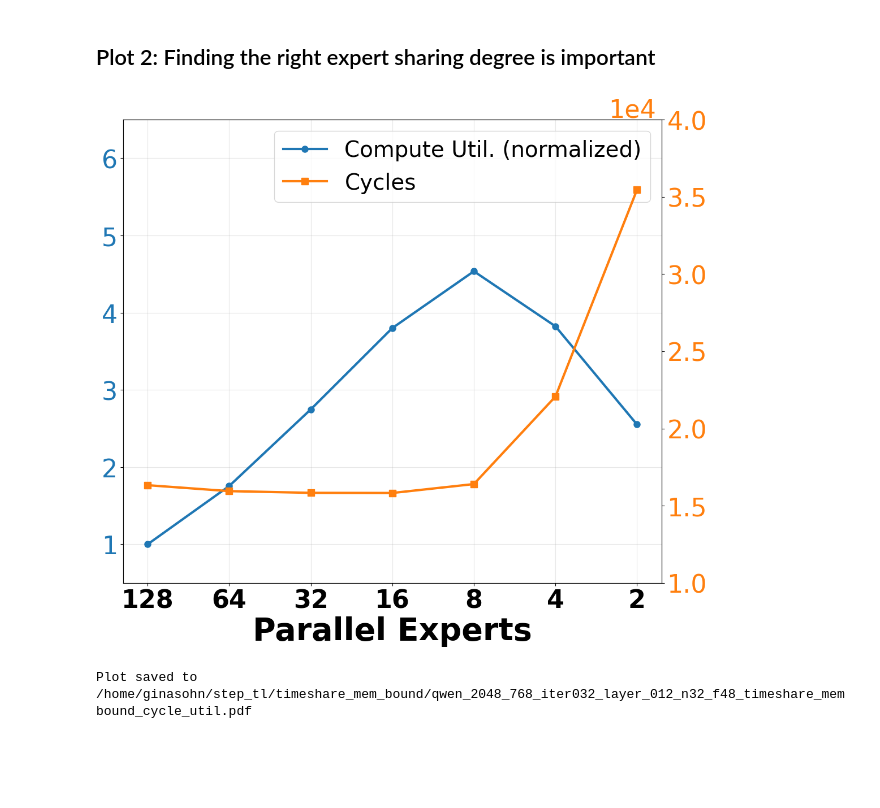
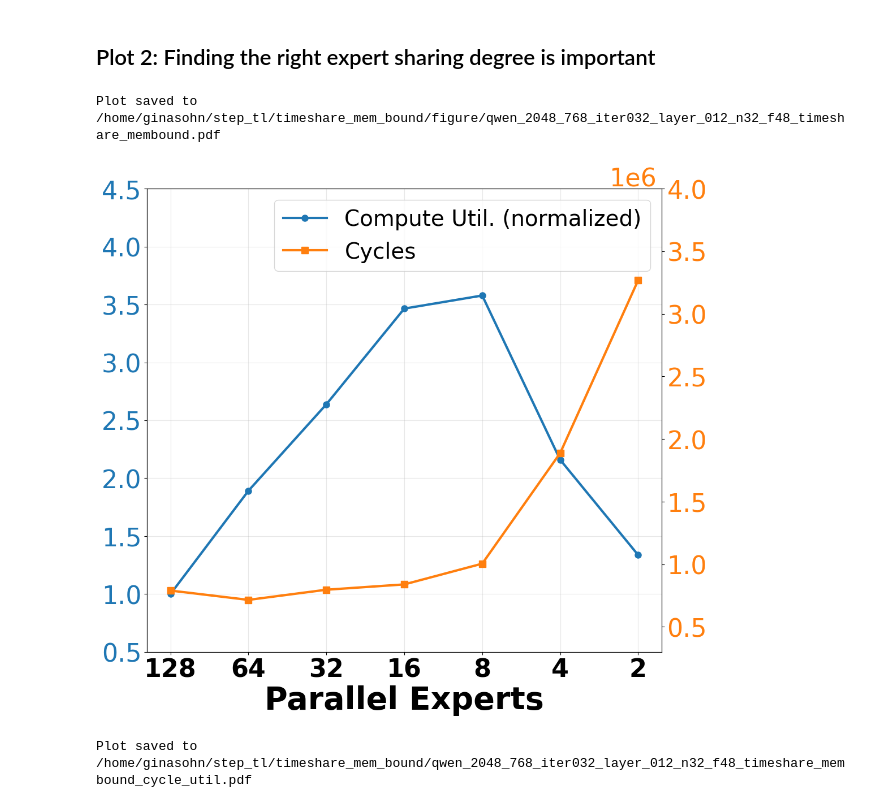
Before and after one commit to gina7484/step_artifact, a Jupyter notebook: timeshare_mem_bound/timeshare_membound_vis.ipynb, the cells around one changed output. Cells and saved outputs as stored; diff of their text form; code cells hidden in the pictures; blank space fills up the shorter version.

```diff
--- a/timeshare_mem_bound/timeshare_membound_vis.ipynb
+++ b/timeshare_mem_bound/timeshare_membound_vis.ipynb
@@ -195,0 +345,14 @@ Plot saved to /home/ginasohn/step_tl/timeshare_mem_bound/qwen_2048_768_iter032_l
+# %%
+csv_file = "/home/ginasohn/step_tl/timeshare_mem_bound/qwen_2048_768_iter032_layer_012_n32_f48_timeshare_membound_revet_09042055.csv"
+output_file = "/home/ginasohn/step_tl/timeshare_mem_bound/figure/qwen_2048_768_iter032_layer_012_n32_f48_timeshare_membound_revet_raw_comp_util.pdf"
+# output_file = None
+
+utilization_scale = None
+on_chip_scale = None
+allocated_flops_scale = None
+
+utilization_scale = (3,38)
+# on_chip_scale = (0.2*1e5,2*1e5)
+# allocated_flops_scale = (0.5*1e5,8.5*1e5)
+
+timeshare_utilization_raw(csv_file, output_file=output_file, utilization_scale=utilization_scale, on_chip_scale=on_chip_scale, allocated_flops_scale=allocated_flops_scale)
@@ -288,19 +454,20 @@ def cycle_utilization(csv_file, output_file=None, utilization_scale=None, cycles
     # Show plot
     plt.show()
 # %%
-csv_file = "/home/ginasohn/step_tl/timeshare_mem_bound/combined_qwen_128_96_iter032_layer_012_n32_f48_timeshare_membound.csv"
-output_file = "/home/ginasohn/step_tl/timeshare_mem_bound/qwen_128_96_iter032_layer_012_n32_f48_timeshare_membound.pdf"
-output_file = None
+csv_file = "/home/ginasohn/step_tl/timeshare_mem_bound/qwen_2048_768_iter032_layer_012_n32_f48_timeshare_membound_revet_09042055.csv"
+output_file = "/home/ginasohn/step_tl/timeshare_mem_bound/figure/qwen_2048_768_iter032_layer_012_n32_f48_timeshare_membound.pdf"
+# output_file = None
 
 utilization_scale = None
 cycles_scale = None
 
-utilization_scale = (0.5,6.5) # off-chip traffic
-cycles_scale = (1*1e4,4*1e4) # cycles
+utilization_scale = (0.5,4.5) # off-chip traffic
+cycles_scale = (0.3*1e6,4*1e6) # cycles
 
 cycle_utilization(csv_file, output_file=output_file, utilization_scale=utilization_scale, cycles_scale=cycles_scale)
 # %% [output]
+Plot saved to /home/ginasohn/step_tl/timeshare_mem_bound/figure/qwen_2048_768_iter032_layer_012_n32_f48_timeshare_membound.pdf
-[figure, old version]
+[figure, new version]
 # %%
 csv_file = "/home/ginasohn/step_tl/timeshare_mem_bound/combined_qwen_2048_768_iter032_layer_012_n32_f48_timeshare_membound.csv"
 output_file = "/home/ginasohn/step_tl/timeshare_mem_bound/qwen_2048_768_iter032_layer_012_n32_f48_timeshare_membound_cycle_util.pdf"
```
Also changed, not shown: parts of 13 cells of this notebook, 4 other files.
